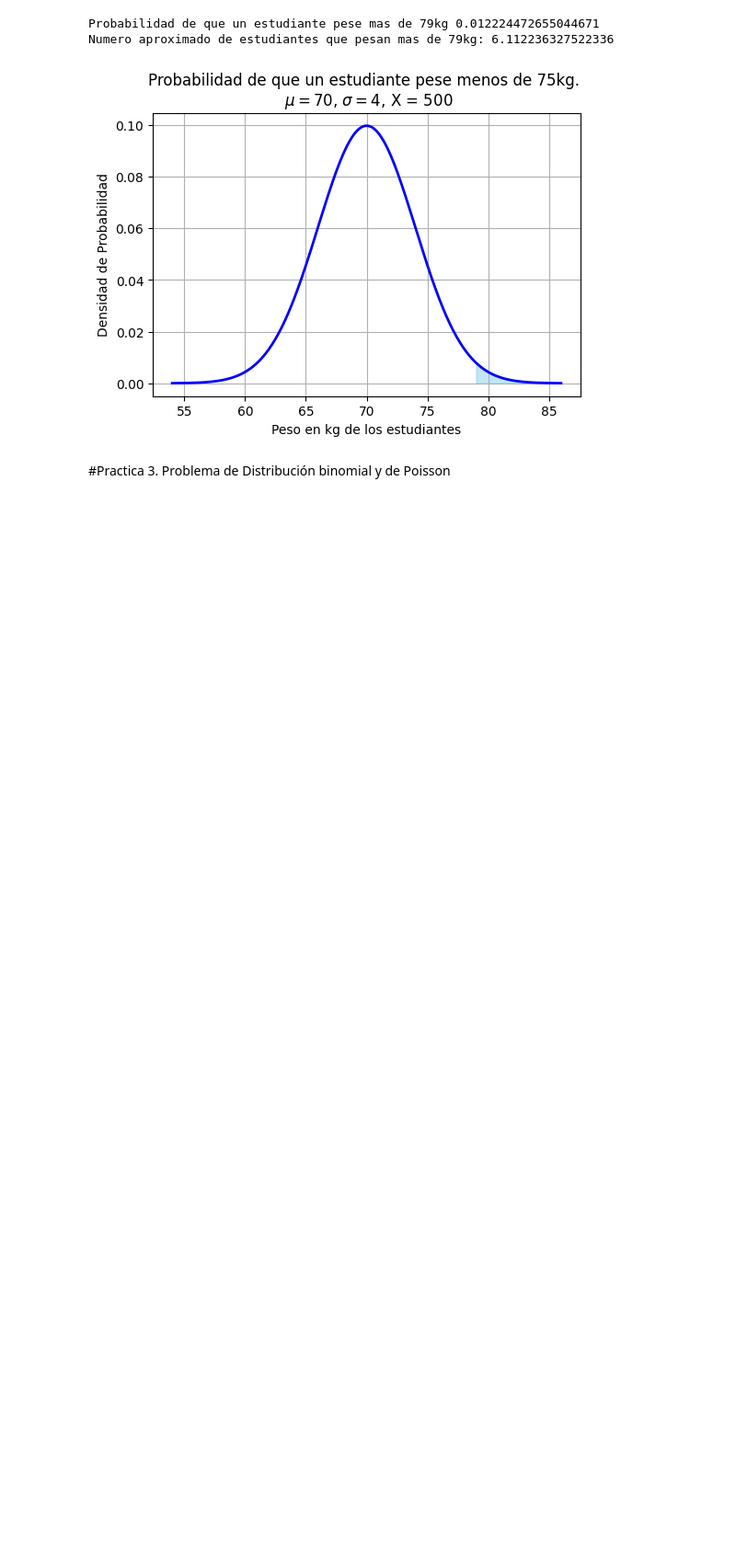
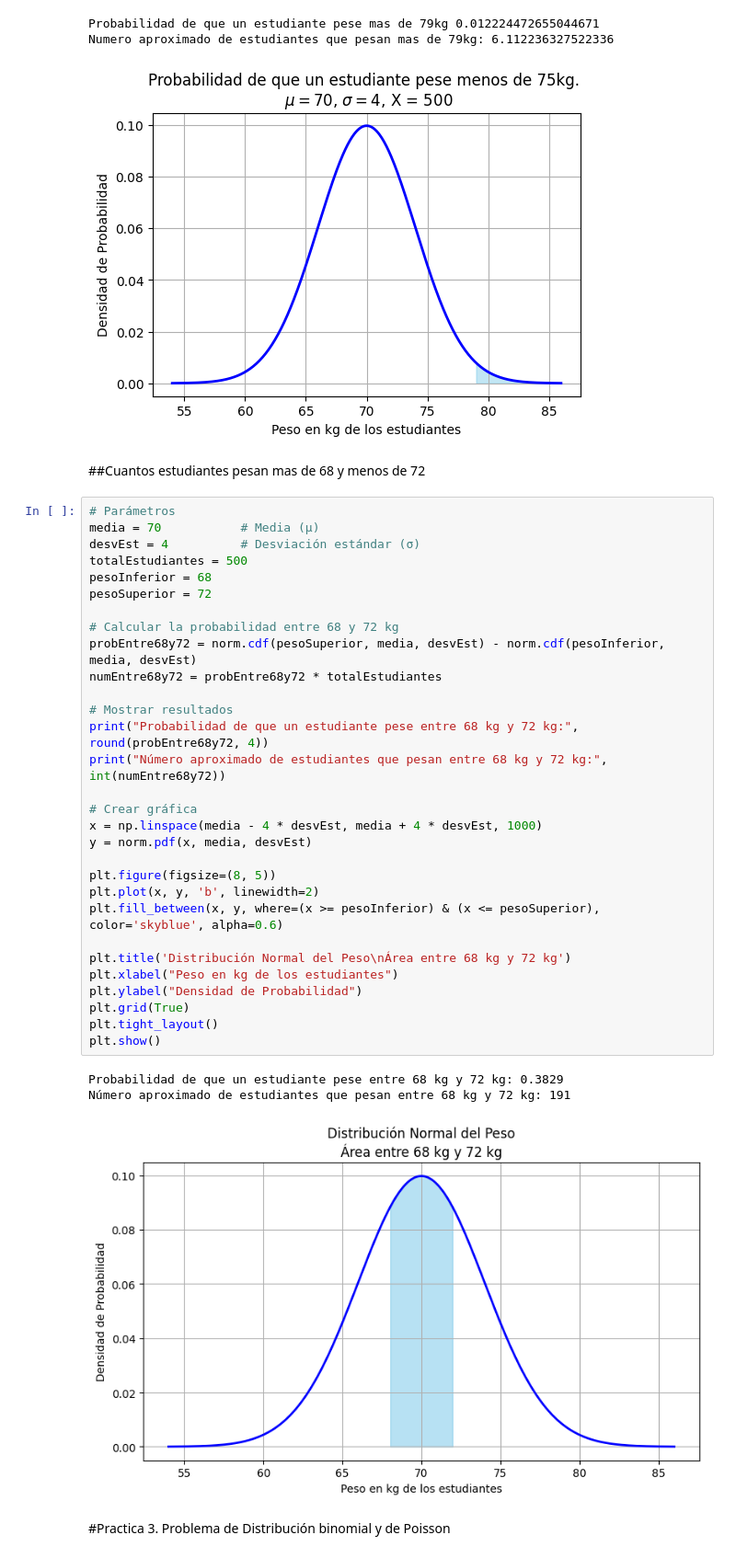
Before and after one commit to ObLun27/Estadistica, a Jupyter notebook: Unidad4/Practica3.ipynb, the cells around one changed output. Shown at 92% size. Saved outputs shown, nothing was run; the diff lists cells and outputs as text; blank space fills up the shorter version.

```diff
--- a/Unidad4/Practica3.ipynb
+++ b/Unidad4/Practica3.ipynb
@@ -205,6 +205,42 @@ plt.show()
 Probabilidad de que un estudiante pese mas de 79kg 0.012224472655044671
 Numero aproximado de estudiantes que pesan mas de 79kg: 6.112236327522336
 [figure]
+# %% [markdown]
+##Cuantos estudiantes pesan mas de 68 y menos de 72
+# %%
+# Parámetros
+media = 70           # Media (μ)
+desvEst = 4          # Desviación estándar (σ)
+totalEstudiantes = 500
+pesoInferior = 68
+pesoSuperior = 72
+
+# Calcular la probabilidad entre 68 y 72 kg
+probEntre68y72 = norm.cdf(pesoSuperior, media, desvEst) - norm.cdf(pesoInferior, media, desvEst)
+numEntre68y72 = probEntre68y72 * totalEstudiantes
+
+# Mostrar resultados
+print("Probabilidad de que un estudiante pese entre 68 kg y 72 kg:", round(probEntre68y72, 4))
+print("Número aproximado de estudiantes que pesan entre 68 kg y 72 kg:", int(numEntre68y72))
+
+# Crear gráfica
+x = np.linspace(media - 4 * desvEst, media + 4 * desvEst, 1000)
+y = norm.pdf(x, media, desvEst)
+
+plt.figure(figsize=(8, 5))
+plt.plot(x, y, 'b', linewidth=2)
+plt.fill_between(x, y, where=(x >= pesoInferior) & (x <= pesoSuperior), color='skyblue', alpha=0.6)
+
+plt.title('Distribución Normal del Peso\nÁrea entre 68 kg y 72 kg')
+plt.xlabel("Peso en kg de los estudiantes")
+plt.ylabel("Densidad de Probabilidad")
+plt.grid(True)
+plt.tight_layout()
+plt.show()
+# %% [output]
+Probabilidad de que un estudiante pese entre 68 kg y 72 kg: 0.3829
+Número aproximado de estudiantes que pesan entre 68 kg y 72 kg: 191
+[figure, added]
 # %% [markdown]
 #Practica 3. Problema de Distribución binomial y de Poisson
 # %% [markdown]
```
Also changed, not shown: parts of 3 cells of this notebook.
